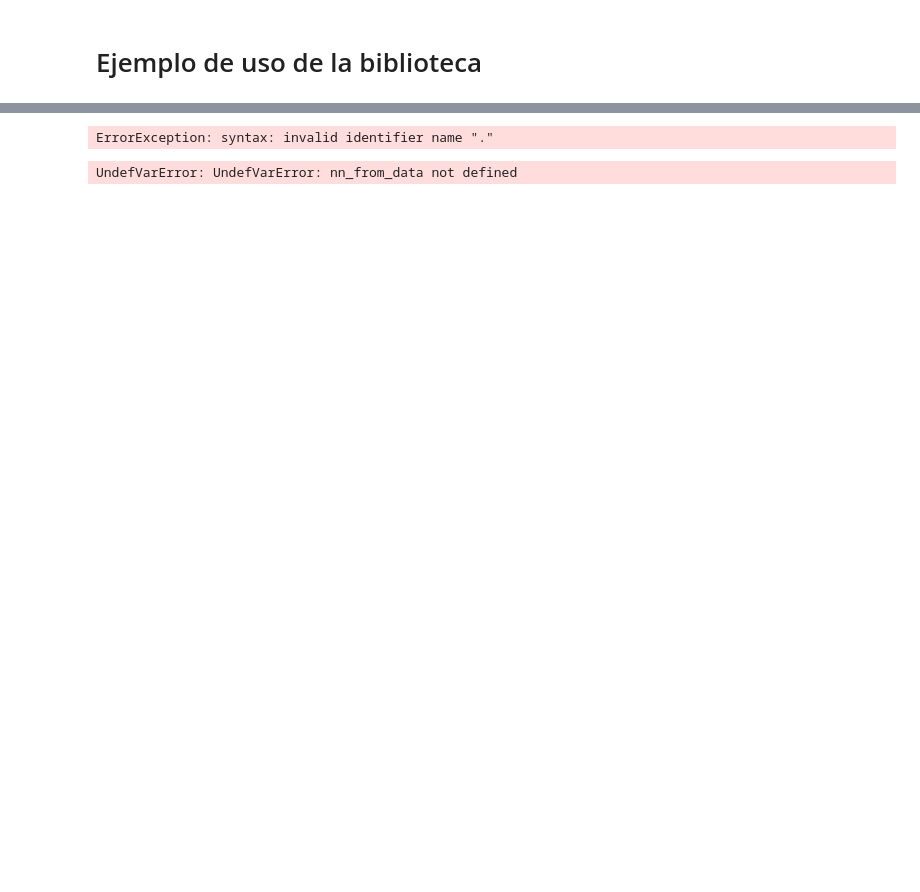
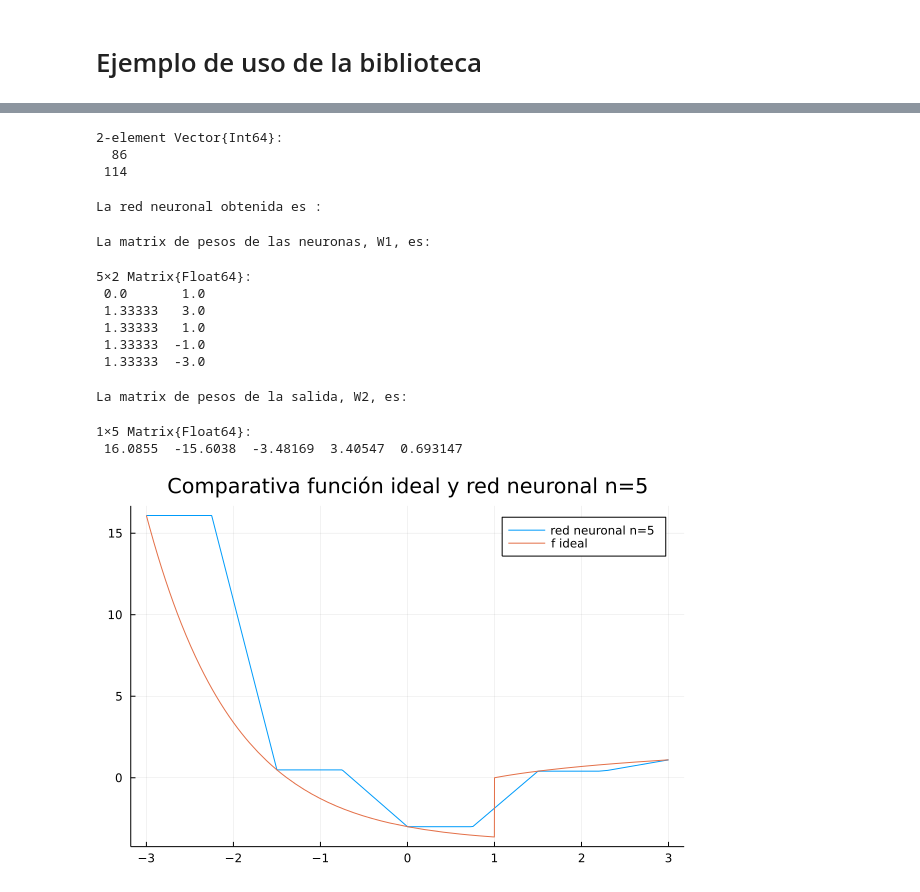
Before and after one commit to BlancaCC/TFG-Estudio-de-las-redes-neuronales, a Jupyter notebook: Memoria/capitulos/Ejemplo-uso-biblioteca.ipynb, the cells around one changed output, grey strips where cells are left out. Saved outputs shown, nothing was run; the diff lists cells and outputs as text; code cells hidden in the pictures; blank space fills up the shorter version.

```diff
--- a/Memoria/capitulos/Ejemplo-uso-biblioteca.ipynb
+++ b/Memoria/capitulos/Ejemplo-uso-biblioteca.ipynb
@@ -32,43 +46,56 @@ S = [1,2,3]
 A = [3 4 1; 4 6 3; 1 1 1]
 B = [1 2 3; 3 2 3]
 v = [1,2,2]
-h = .FromMatrixNN(S, A, B)
+h = FromMatrixNN(S, A, B)
 # Ejemplo de evaluación h(v)
 # con función de activación ReLU y forward_propagation
-.forward_propagation(h, ReLU,v )
+forward_propagation(h, ReLU,v )
 # %% [output]
-ErrorException: syntax: invalid identifier name "."
+2-element Vector{Int64}:
+  86
+ 114
 # %%
 # Declaramos las variables que vamos a seguir
 # Función ideal que queremos aproximar
 f_regression(x)=(x<1) ? exp(-x)-4 : log(x)
 data_set_size = 5
 n = data_set_size # Número de neuronas
                   # coincide con el tamaño del conjunto
 #Partición homogénea del dominio [-3,3]
 K_range = 3
 X_train= Vector(LinRange(-K_range, K_range, n))
 Y_train = map(f_regression, X_train) # Imágenes de la partición
 
 M = 1
 # USO DE LA FUNCIÓN DE INICIALIZACIÓN DE LOS PESOS
 h = nn_from_data(X_train, Y_train, n, M)
 
 # Imprimimos la red neuronal
 display(Text("La red neuronal obtenida es :"))
 println(h)
 
 # Vamos a ver cómo aproxima los resultados
 # Función que dado un punto lo evalúa con forward_propagation
 # y la función de activación Rampa
-evaluate(x)=.forward_propagation(h,
+evaluate(x)=forward_propagation(h,
         RampFunction,x)
 
 plot(x->evaluate([x])[1],
      -K_range,K_range,
      label="red neuronal n=$n")
 plot!(f_regression,
     label="f ideal",
     title="Comparativa función ideal y red neuronal n=$n")
 # %% [output]
-UndefVarError: UndefVarError: nn_from_data not defined
+La red neuronal obtenida es :
+La matrix de pesos de las neuronas, W1, es:
+5×2 Matrix{Float64}:
+ 0.0       1.0
+ 1.33333   3.0
+ 1.33333   1.0
+ 1.33333  -1.0
+ 1.33333  -3.0
+La matrix de pesos de la salida, W2, es:
+1×5 Matrix{Float64}:
+ 16.0855  -15.6038  -3.48169  3.40547  0.693147
+[figure, added]
```
Also changed, not shown: parts of 3 cells of this notebook.
